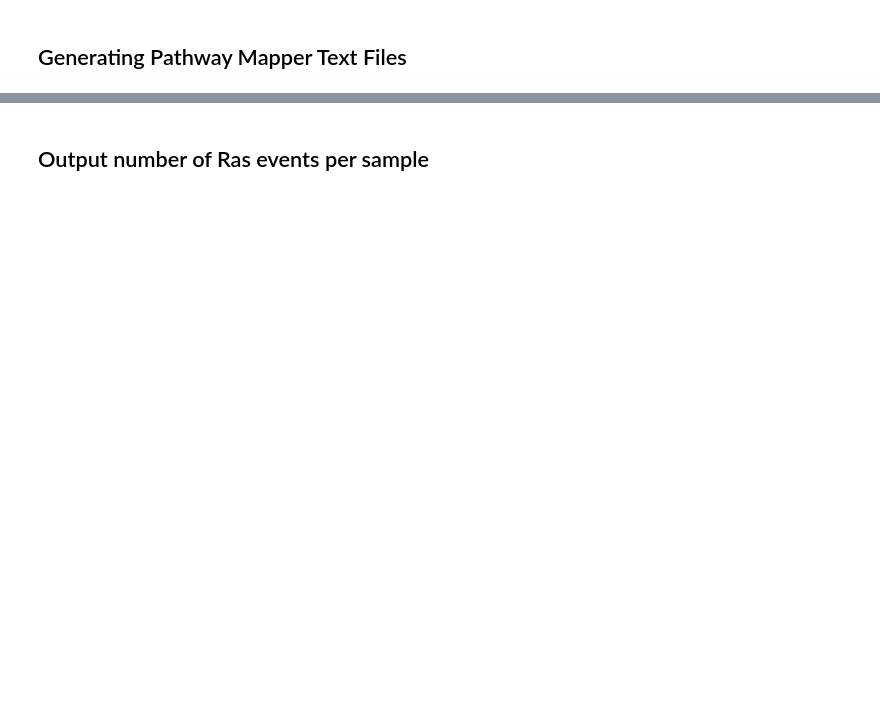
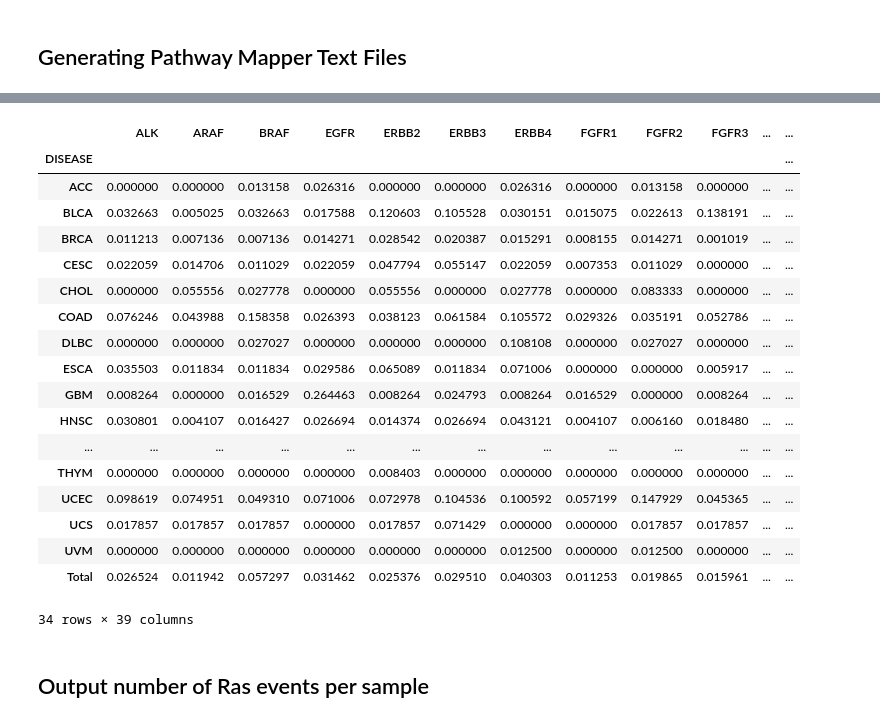
Before and after one commit to greenelab/pancancer, a Jupyter notebook: scripts/ras_count_heatmaps.ipynb, the cells around one changed output, grey strips where cells are left out. Cells and saved outputs as stored; diff of their text form; code cells hidden in the pictures; blank space fills up the shorter version.

```diff
--- a/scripts/ras_count_heatmaps.ipynb
+++ b/scripts/ras_count_heatmaps.ipynb
@@ -125,3 +145,25 @@ summary_score = summary_score.round(decimals = 1)
+# %%
+mut_heatmap_df
+# %% [output]
+|  | ALK | ARAF | BRAF | EGFR | ERBB2 | ERBB3 | ERBB4 | FGFR1 | FGFR2 | FGFR3 | ... | ... |
+| DISEASE |  |  |  |  |  |  |  |  |  |  |  | ... |
+| ACC | 0.000000 | 0.000000 | 0.013158 | 0.026316 | 0.000000 | 0.000000 | 0.026316 | 0.000000 | 0.013158 | 0.000000 | ... | ... |
+| BLCA | 0.032663 | 0.005025 | 0.032663 | 0.017588 | 0.120603 | 0.105528 | 0.030151 | 0.015075 | 0.022613 | 0.138191 | ... | ... |
+| BRCA | 0.011213 | 0.007136 | 0.007136 | 0.014271 | 0.028542 | 0.020387 | 0.015291 | 0.008155 | 0.014271 | 0.001019 | ... | ... |
+| CESC | 0.022059 | 0.014706 | 0.011029 | 0.022059 | 0.047794 | 0.055147 | 0.022059 | 0.007353 | 0.011029 | 0.000000 | ... | ... |
+| CHOL | 0.000000 | 0.055556 | 0.027778 | 0.000000 | 0.055556 | 0.000000 | 0.027778 | 0.000000 | 0.083333 | 0.000000 | ... | ... |
+| COAD | 0.076246 | 0.043988 | 0.158358 | 0.026393 | 0.038123 | 0.061584 | 0.105572 | 0.029326 | 0.035191 | 0.052786 | ... | ... |
+| DLBC | 0.000000 | 0.000000 | 0.027027 | 0.000000 | 0.000000 | 0.000000 | 0.108108 | 0.000000 | 0.027027 | 0.000000 | ... | ... |
+| ESCA | 0.035503 | 0.011834 | 0.011834 | 0.029586 | 0.065089 | 0.011834 | 0.071006 | 0.000000 | 0.000000 | 0.005917 | ... | ... |
+| GBM | 0.008264 | 0.000000 | 0.016529 | 0.264463 | 0.008264 | 0.024793 | 0.008264 | 0.016529 | 0.000000 | 0.008264 | ... | ... |
+| HNSC | 0.030801 | 0.004107 | 0.016427 | 0.026694 | 0.014374 | 0.026694 | 0.043121 | 0.004107 | 0.006160 | 0.018480 | ... | ... |
+| ... | ... | ... | ... | ... | ... | ... | ... | ... | ... | ... | ... | ... |
+| THYM | 0.000000 | 0.000000 | 0.000000 | 0.000000 | 0.008403 | 0.000000 | 0.000000 | 0.000000 | 0.000000 | 0.000000 | ... | ... |
+| UCEC | 0.098619 | 0.074951 | 0.049310 | 0.071006 | 0.072978 | 0.104536 | 0.100592 | 0.057199 | 0.147929 | 0.045365 | ... | ... |
+| UCS | 0.017857 | 0.017857 | 0.017857 | 0.000000 | 0.017857 | 0.071429 | 0.000000 | 0.000000 | 0.017857 | 0.017857 | ... | ... |
+| UVM | 0.000000 | 0.000000 | 0.000000 | 0.000000 | 0.000000 | 0.000000 | 0.012500 | 0.000000 | 0.012500 | 0.000000 | ... | ... |
+| Total | 0.026524 | 0.011942 | 0.057297 | 0.031462 | 0.025376 | 0.029510 | 0.040303 | 0.011253 | 0.019865 | 0.015961 | ... | ... |
+34 rows × 39 columns
 # %%
 tum_sup_mult = pd.Series([1] * 34 + [-1] * 4 + [1])
 tum_sup_mult.index = summary_score.index
```
Also changed, not shown: parts of 11 cells of this notebook, 16 other files.
